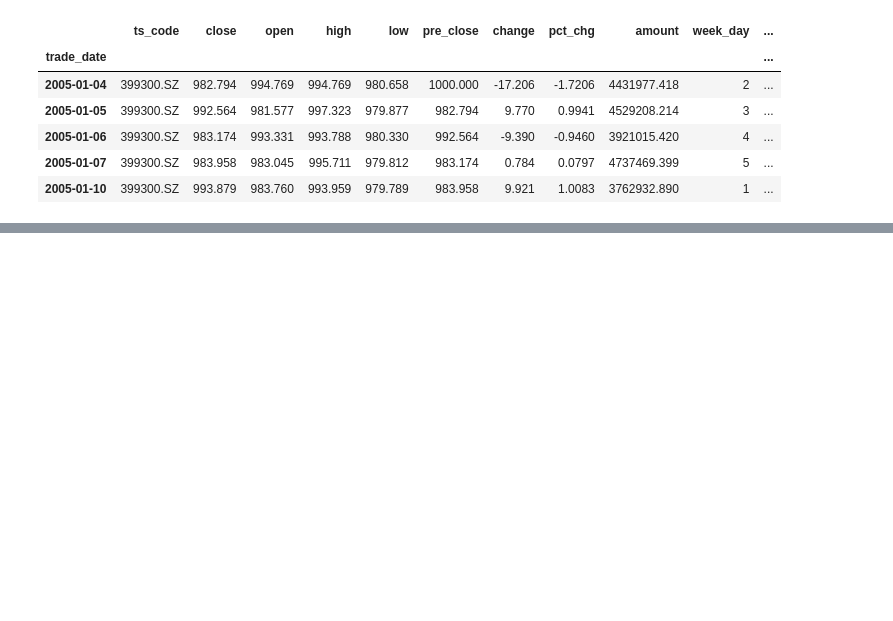
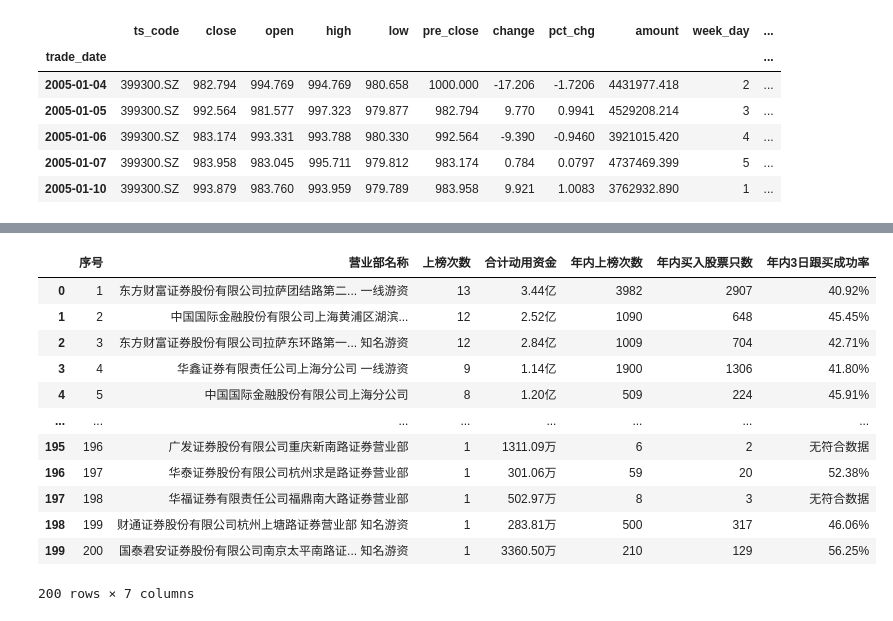
Before and after one commit to linfenglee/quant_trading, a Jupyter notebook: stock_trading/test.ipynb, the cells around one changed output, grey strips where cells are left out. Drawn from its saved outputs; the diff is of its cells as text; code cells hidden in the pictures; blank space fills up the shorter version.

```diff
--- a/stock_trading/test.ipynb
+++ b/stock_trading/test.ipynb
@@ -871,0 +892,16 @@ df.head()
+# %%
+ak.stock_lh_yyb_most()
+# %% [output]
+|  | 序号 | 营业部名称 | 上榜次数 | 合计动用资金 | 年内上榜次数 | 年内买入股票只数 | 年内3日跟买成功率 |
+| 0 | 1 | 东方财富证券股份有限公司拉萨团结路第二... 一线游资 | 13 | 3.44亿 | 3982 | 2907 | 40.92% |
+| 1 | 2 | 中国国际金融股份有限公司上海黄浦区湖滨... | 12 | 2.52亿 | 1090 | 648 | 45.45% |
+| 2 | 3 | 东方财富证券股份有限公司拉萨东环路第一... 知名游资 | 12 | 2.84亿 | 1009 | 704 | 42.71% |
+| 3 | 4 | 华鑫证券有限责任公司上海分公司 一线游资 | 9 | 1.14亿 | 1900 | 1306 | 41.80% |
+| 4 | 5 | 中国国际金融股份有限公司上海分公司 | 8 | 1.20亿 | 509 | 224 | 45.91% |
+| ... | ... | ... | ... | ... | ... | ... | ... |
+| 195 | 196 | 广发证券股份有限公司重庆新南路证券营业部 | 1 | 1311.09万 | 6 | 2 | 无符合数据 |
+| 196 | 197 | 华泰证券股份有限公司杭州求是路证券营业部 | 1 | 301.06万 | 59 | 20 | 52.38% |
+| 197 | 198 | 华福证券有限责任公司福鼎南大路证券营业部 | 1 | 502.97万 | 8 | 3 | 无符合数据 |
+| 198 | 199 | 财通证券股份有限公司杭州上塘路证券营业部 知名游资 | 1 | 283.81万 | 500 | 317 | 46.06% |
+| 199 | 200 | 国泰君安证券股份有限公司南京太平南路证... 知名游资 | 1 | 3360.50万 | 210 | 129 | 56.25% |
+200 rows × 7 columns
```
Also changed, not shown: parts of 8 cells of this notebook, 6 other files.
